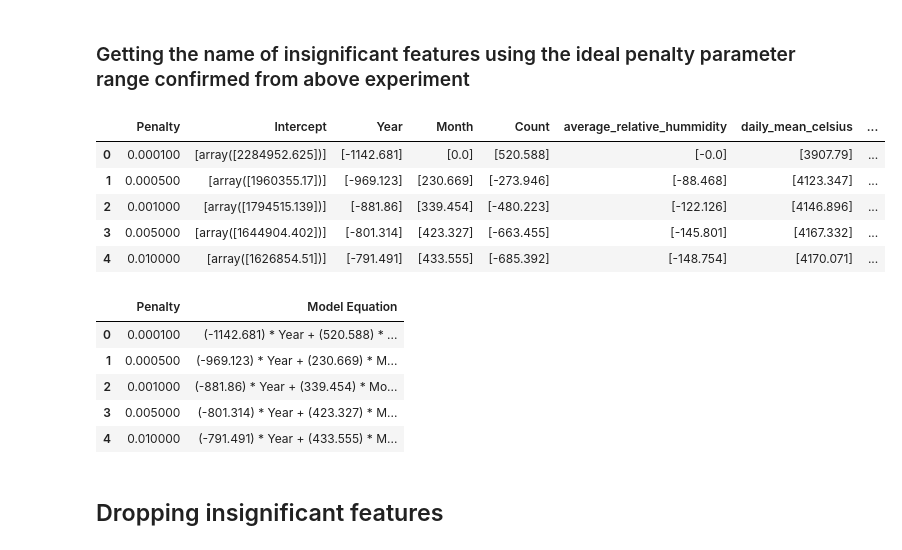
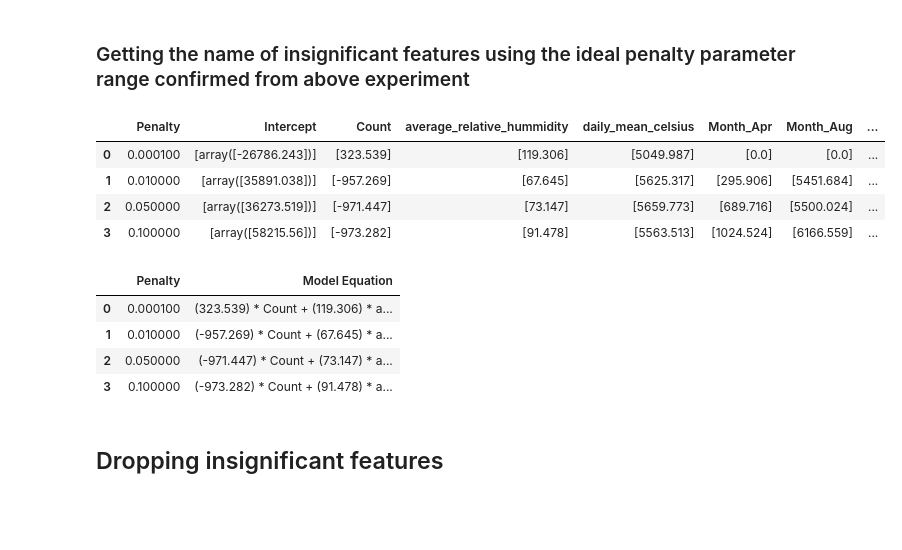
Before and after one commit to Amogh4u/ML_Ireland_tourism_prediction, a Jupyter notebook: project_prediction_with_corr.ipynb, the cells around one changed output. Saved outputs shown, nothing was run; the diff lists cells and outputs as text; code cells hidden in the pictures; blank space fills up the shorter version.

```diff
--- a/project_prediction_with_corr.ipynb
+++ b/project_prediction_with_corr.ipynb
@@ -152,11 +154,11 @@ feature_names = list(available_ip.columns.values)
 feature_names.insert(0, 'Penalty')
 feature_names.insert(1, 'Intercept')
 # %%
-penalty_parameters = [0.0001, 0.0005, 0.001, 0.005, 0.01]
+penalty_parameters = [0.0001,  0.01, 0.05, 0.1]
 # %%
-random.seed(123)
+
 lasso_model_dictionary = {}
-X_Train,X_Test,y_Train,y_Test = train_test_split(available_ip,available_op,test_size = 0.2)
+X_Train,X_Test,y_Train,y_Test = train_test_split(available_ip,available_op,test_size = 0.2, random_state=111, shuffle = False)
 lasso_model_params_df = pd.DataFrame(columns = feature_names)
 lasso_model_equation_df = pd.DataFrame(columns = ['Penalty', 'Model Equation'])
 for penalty in penalty_parameters:
@@ -164,47 +166,45 @@ for penalty in penalty_parameters:
     lasso_model.fit(X_Train, y_Train)
 
     model_dict = {}
     model_dict['Penalty'] = penalty
     model_dict['Intercept'] = [np.around(lasso_model.intercept_, decimals = 3)]
-    for i in range(2,19) :
+    for i in range(2, (len(available_ip.columns) + 2)) :
         model_dict[feature_names[i]] = [np.around(lasso_model.coef_[i-2], decimals = 3)]
 
     lasso_model_params_df = lasso_model_params_df.append(model_dict, ignore_index = True)
 
     model_eq_dict = {}
     model_eq_dict['Penalty'] = penalty
     equation_string = ''
-    for i in range(2,19) :
+    for i in range(2, (len(available_ip.columns) + 2)) :
         coeff = np.around(lasso_model.coef_[i-2], decimals = 3)
         if coeff != 0 :
             equation_string += '(' + str(coeff) + ')' + ' * ' + feature_names[i] + ' + '
 
     equation_string += '(' + str(np.around(lasso_model.intercept_, decimals = 3)) + ')'
     model_eq_dict['Model Equation'] = equation_string
 
     lasso_model_equation_df = lasso_model_equation_df.append(model_eq_dict, ignore_index = True)
 
     lasso_model_dictionary[penalty] = lasso_model
 
 lasso_model_params_df = lasso_model_params_df.style.applymap(lambda x:'white-space:nowrap')
 display(lasso_model_params_df)
 
 lasso_model_equation_df = lasso_model_equation_df.style.set_properties(**{'text-align': 'left'})
 lasso_model_equation_df = lasso_model_equation_df.applymap(lambda x:'white-space:nowrap')
 display(lasso_model_equation_df)
 # %% [output]
-|  | Penalty | Intercept | Year | Month | Count | average_relative_hummidity | daily_mean_celsius | ... |
-| 0 | 0.000100 | [array([2284952.625])] | [-1142.681] | [0.0] | [520.588] | [-0.0] | [3907.79] | ... |
-| 1 | 0.000500 | [array([1960355.17])] | [-969.123] | [230.669] | [-273.946] | [-88.468] | [4123.347] | ... |
-| 2 | 0.001000 | [array([1794515.139])] | [-881.86] | [339.454] | [-480.223] | [-122.126] | [4146.896] | ... |
-| 3 | 0.005000 | [array([1644904.402])] | [-801.314] | [423.327] | [-663.455] | [-145.801] | [4167.332] | ... |
-| 4 | 0.010000 | [array([1626854.51])] | [-791.491] | [433.555] | [-685.392] | [-148.754] | [4170.071] | ... |
+|  | Penalty | Intercept | Count | average_relative_hummidity | daily_mean_celsius | Month_Apr | Month_Aug | ... |
+| 0 | 0.000100 | [array([-26786.243])] | [323.539] | [119.306] | [5049.987] | [0.0] | [0.0] | ... |
+| 1 | 0.010000 | [array([35891.038])] | [-957.269] | [67.645] | [5625.317] | [295.906] | [5451.684] | ... |
+| 2 | 0.050000 | [array([36273.519])] | [-971.447] | [73.147] | [5659.773] | [689.716] | [5500.024] | ... |
+| 3 | 0.100000 | [array([58215.56])] | [-973.282] | [91.478] | [5563.513] | [1024.524] | [6166.559] | ... |
 |  | Penalty | Model Equation |
-| 0 | 0.000100 | (-1142.681) * Year + (520.588) * ... |
-| 1 | 0.000500 | (-969.123) * Year + (230.669) * M... |
-| 2 | 0.001000 | (-881.86) * Year + (339.454) * Mo... |
-| 3 | 0.005000 | (-801.314) * Year + (423.327) * M... |
-| 4 | 0.010000 | (-791.491) * Year + (433.555) * M... |
+| 0 | 0.000100 | (323.539) * Count + (119.306) * a... |
+| 1 | 0.010000 | (-957.269) * Count + (67.645) * a... |
+| 2 | 0.050000 | (-971.447) * Count + (73.147) * a... |
+| 3 | 0.100000 | (-973.282) * Count + (91.478) * a... |
 # %% [markdown]
 ## Dropping insignificant features
 # %%
```
Also changed, not shown: parts of 9 cells of this notebook, 2 other files.
